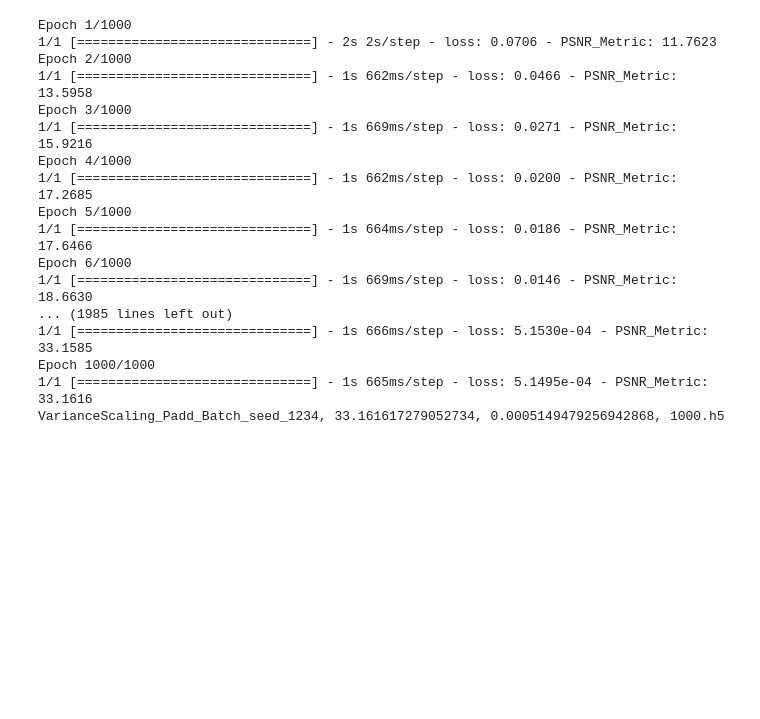
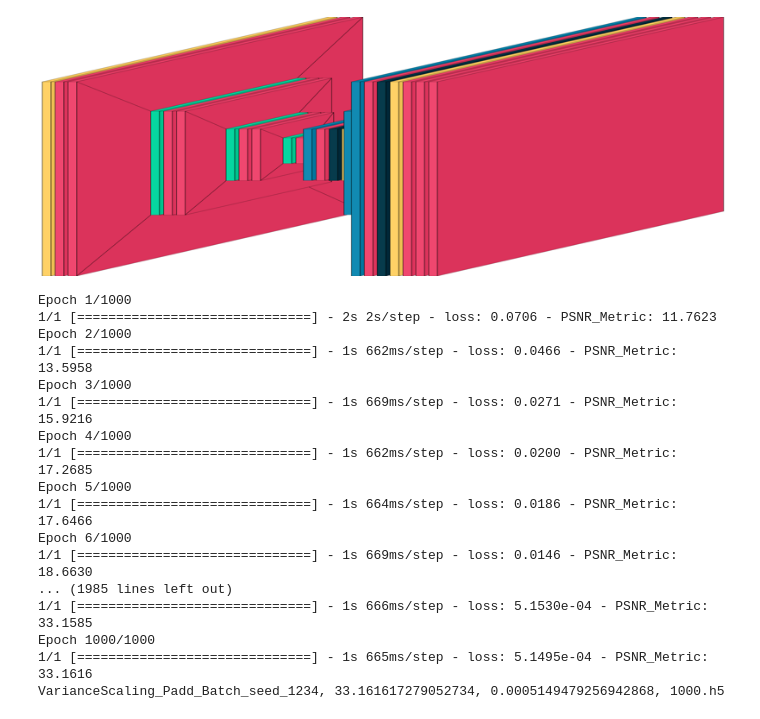
Before and after one commit to yromariogh/IA2-Recovery, a Jupyter notebook: Ruben.ipynb, the cells around one changed output. Drawn from its saved outputs; the diff is of its cells as text; code cells hidden in the pictures; blank space fills up the shorter version.

```diff
--- a/Ruben.ipynb
+++ b/Ruben.ipynb
@@ -302,3 +304,7 @@ def UNetL2(pretrained_weights=None, input_size=(256, 256, 12)):
         model.load_weights(pretrained_weights)
 
     return model
+# %%
+!pip install visualkeras
+import visualkeras
+a = visualkeras.layered_view(UNetL2(input_size=(IMG_HEIGHT,IMG_WIDTH,L_bands)))
@@ -305,3 +317,7 @@ def UNetL2(pretrained_weights=None, input_size=(256, 256, 12)):
+# %%
+a.resize((800,300))
+# %% [output]
+[figure, added]
 # %%
 
 epochs =  1000# @param {type:"number"}
```
Also changed, not shown: parts of 3 cells of this notebook, 4 other files.
